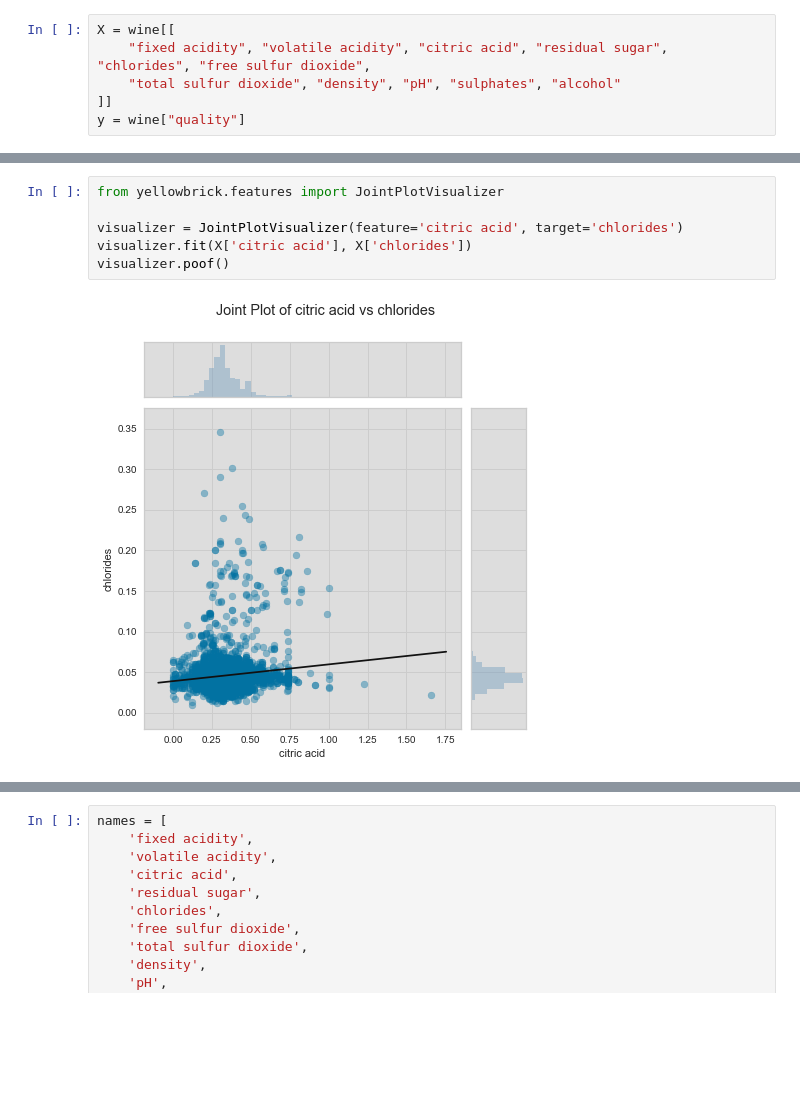
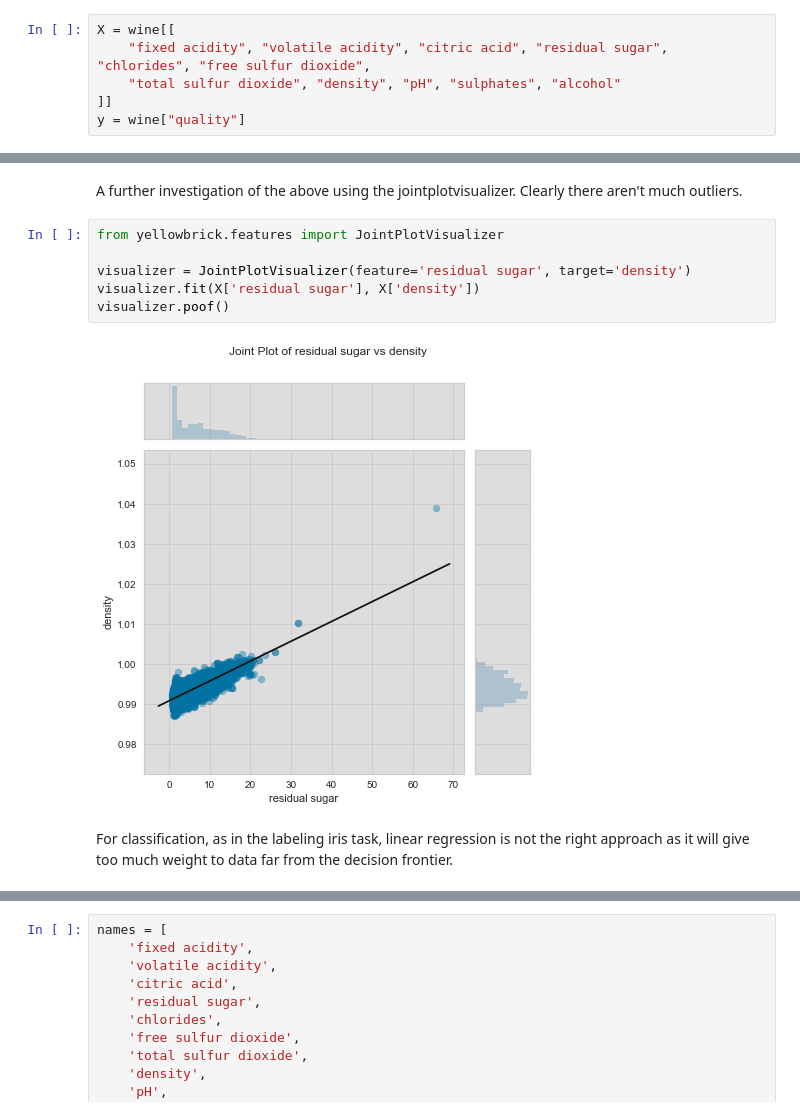
Before and after one commit to myamoah/GTOWN-Visual-Analytics-Submission, a Jupyter notebook: Wine Quality.ipynb, the cells around one changed output, grey strips where cells are left out. Cells and saved outputs as stored; diff of their text form; blank space fills up the shorter version.

```diff
--- a/Wine Quality.ipynb
+++ b/Wine Quality.ipynb
@@ -75,11 +91,15 @@ visualizer.poof()
+# %% [markdown]
+A further investigation of the above using the jointplotvisualizer. Clearly there aren't much outliers.
 # %%
 from yellowbrick.features import JointPlotVisualizer
 
-visualizer = JointPlotVisualizer(feature='citric acid', target='chlorides')
-visualizer.fit(X['citric acid'], X['chlorides'])
+visualizer = JointPlotVisualizer(feature='residual sugar', target='density')
+visualizer.fit(X['residual sugar'], X['density'])
 visualizer.poof()
 # %% [output]
-[figure, old version]
+[figure, new version]
+# %% [markdown]
+For classification, as in the labeling iris task, linear regression is not the right approach as it will give too much weight to data far from the decision frontier.
 # %%
 from yellowbrick.regressor import ResidualsPlot
 from sklearn.linear_model import LinearRegression
```
Also changed, not shown: parts of 21 cells of this notebook.
